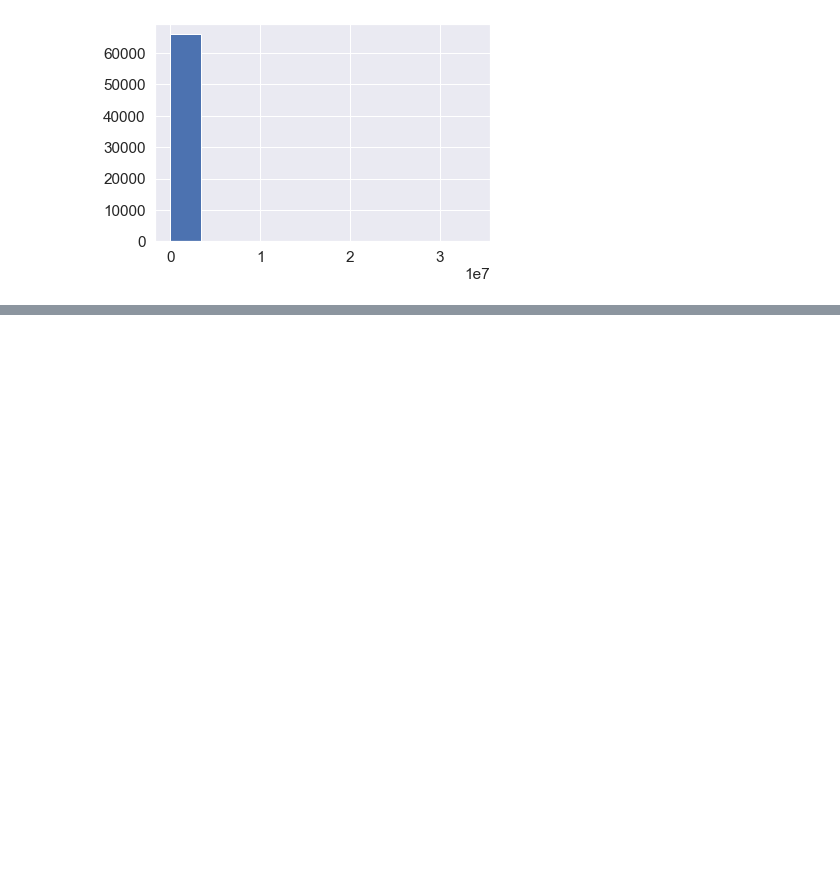
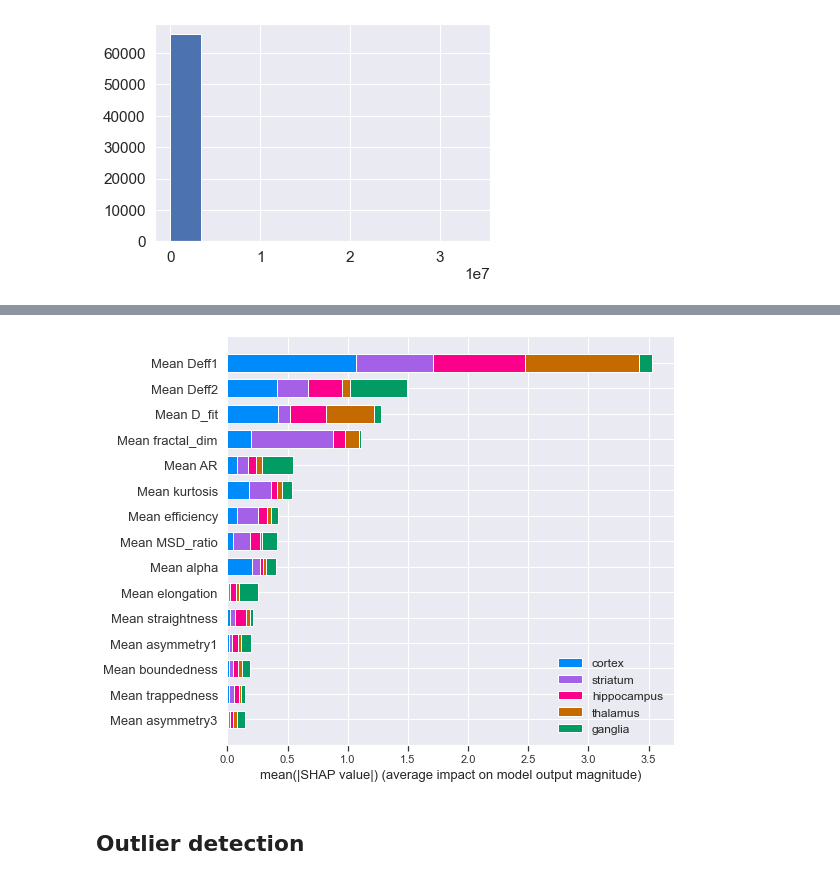
Before and after one commit to Nance-Lab/diff_predictor, a Jupyter notebook: notebooks/diffpred_full_workflow.ipynb, the cells around one changed output, grey strips where cells are left out. Drawn from its saved outputs; the diff is of its cells as text; code cells hidden in the pictures; blank space fills up the shorter version.

```diff
--- a/notebooks/diffpred_full_workflow.ipynb
+++ b/notebooks/diffpred_full_workflow.ipynb
@@ -587,0 +702,17 @@ plt.hist(perr_dcoef_arr)
+# %%
+from matplotlib import colors as plt_colors
+
+explainer = shap.TreeExplainer(booster)
+shap_values = explainer.shap_values(X_test[features])
+# c_NT = '#E69F00'
+# c_HYase = '#56B4E9'
+# c_ChABC = '#009E73'
+
+#colors = [c_NT, c_HYase, c_ChABC]
+class_inds = np.argsort([-np.abs(shap_values[i]).mean() for i in range(len(shap_values))])
+#cmap = plt_colors.ListedColormap(np.array(colors)[class_inds])
+shap.summary_plot(shap_values, X_test[features], class_names=np.array(class_names), max_display=15, title='Total SHAP Values')
+# %% [output]
+[figure, added]
+# %% [markdown]
+## Outlier detection
```
Also changed, not shown: parts of 22 cells of this notebook, 3 other files.
